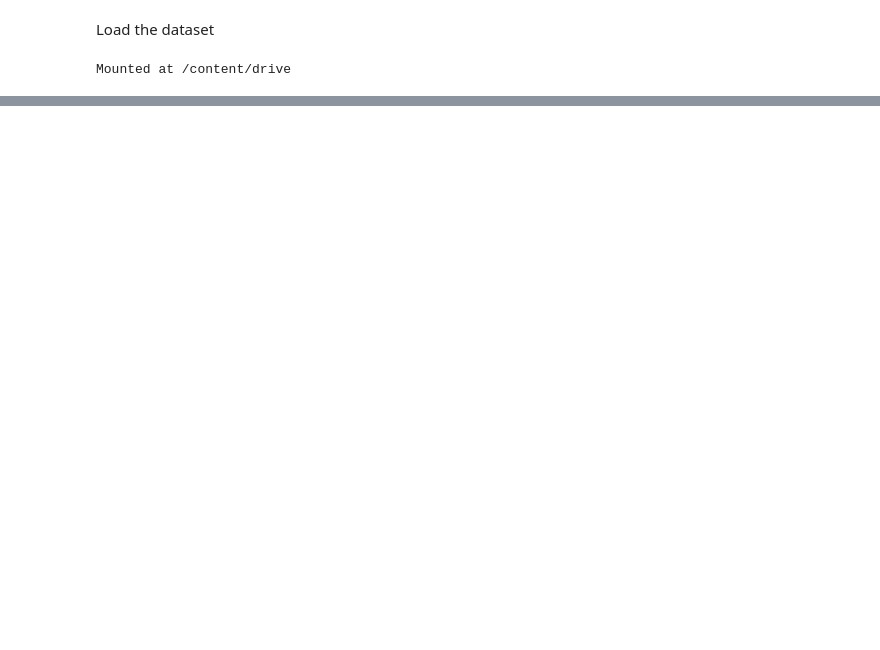
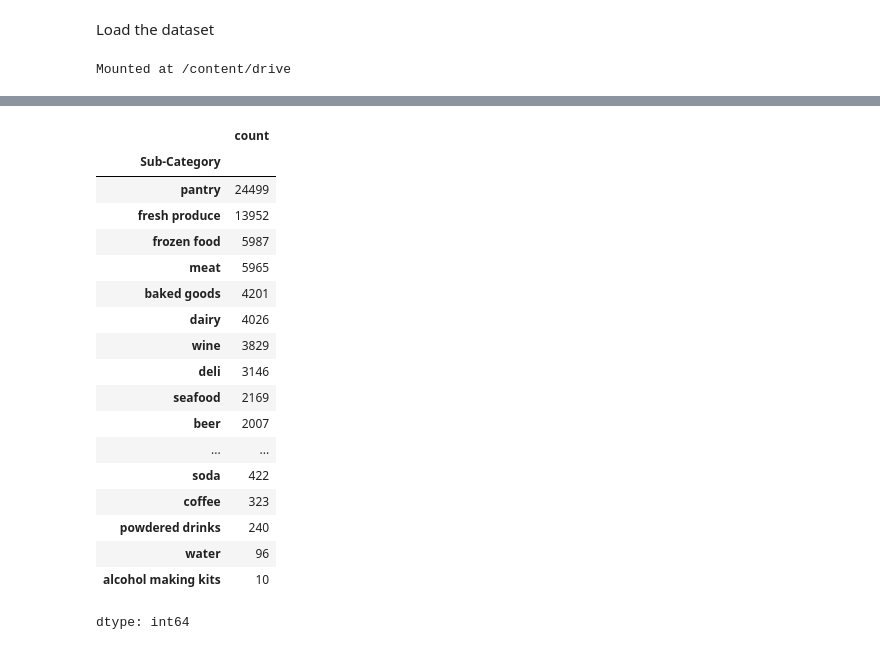
Before and after one commit to EIB-Restaurant/burnt_labels, a Jupyter notebook: classification.ipynb, the cells around one changed output, grey strips where cells are left out. Drawn from its saved outputs; the diff is of its cells as text; code cells hidden in the pictures; blank space fills up the shorter version.

```diff
--- a/classification.ipynb
+++ b/classification.ipynb
@@ -101,0 +123,23 @@ Train-test split
+# %%
+sub_df=df["Sub-Category"].value_counts()
+sub_df
+# %% [output]
+|  | count |
+| Sub-Category |  |
+| pantry | 24499 |
+| fresh produce | 13952 |
+| frozen food | 5987 |
+| meat | 5965 |
+| baked goods | 4201 |
+| dairy | 4026 |
+| wine | 3829 |
+| deli | 3146 |
+| seafood | 2169 |
+| beer | 2007 |
+| ... | ... |
+| soda | 422 |
+| coffee | 323 |
+| powdered drinks | 240 |
+| water | 96 |
+| alcohol making kits | 10 |
+dtype: int64
```
Also changed, not shown: parts of 40 cells of this notebook.
